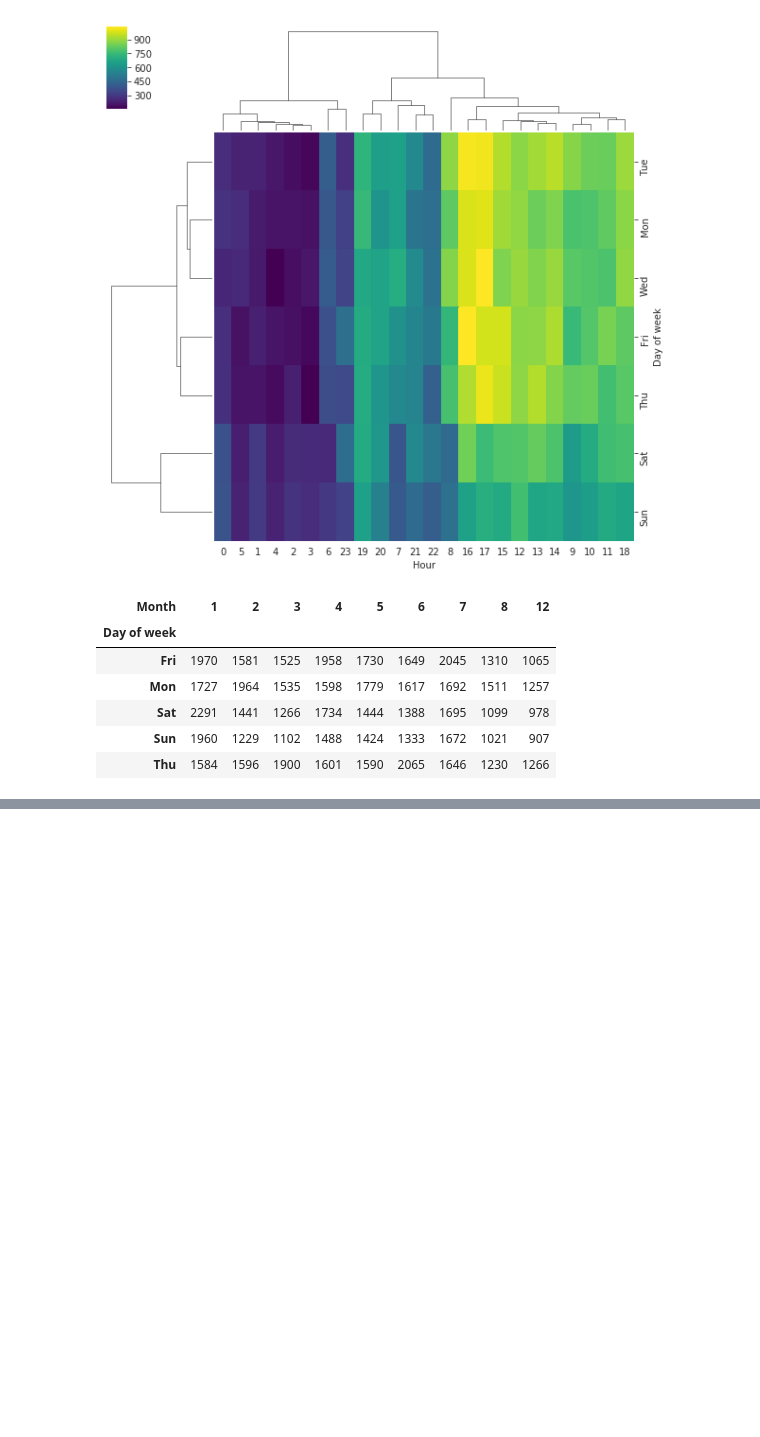
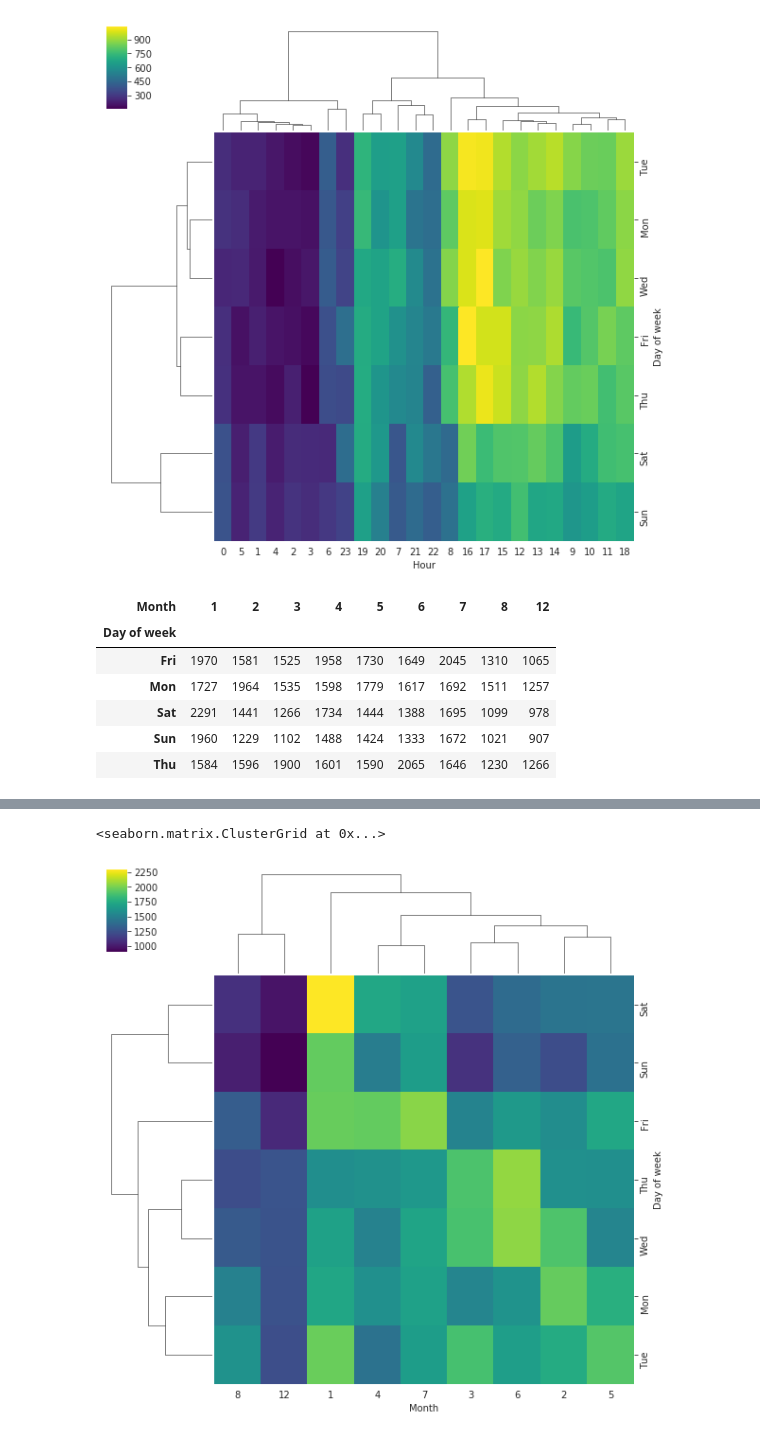
Before and after one commit to Joseorina/jubilant-palm-tree, a Jupyter notebook: 911DataCapstone.ipynb, the cells around one changed output, grey strips where cells are left out. Cells and saved outputs as stored; diff of their text form; code cells hidden in the pictures; blank space fills up the shorter version.

```diff
--- a/911DataCapstone.ipynb
+++ b/911DataCapstone.ipynb
@@ -334,0 +341,5 @@ dayMonth.head()
+# %%
+sns.clustermap(dayMonth,cmap='viridis')
+# %% [output]
+<seaborn.matrix.ClusterGrid at 0x...>
+[figure, added]
```
Also changed, not shown: parts of 1 cell of this notebook.
